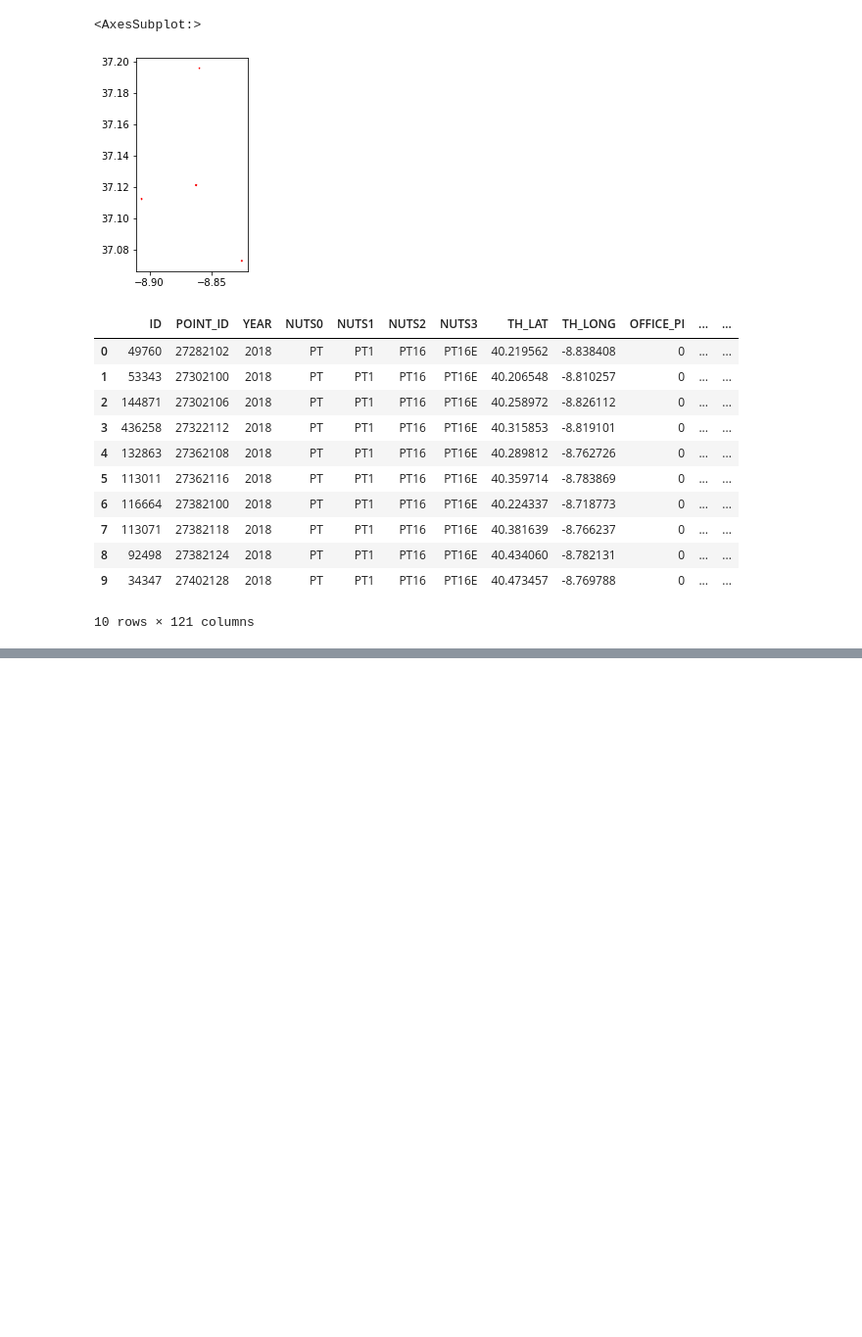
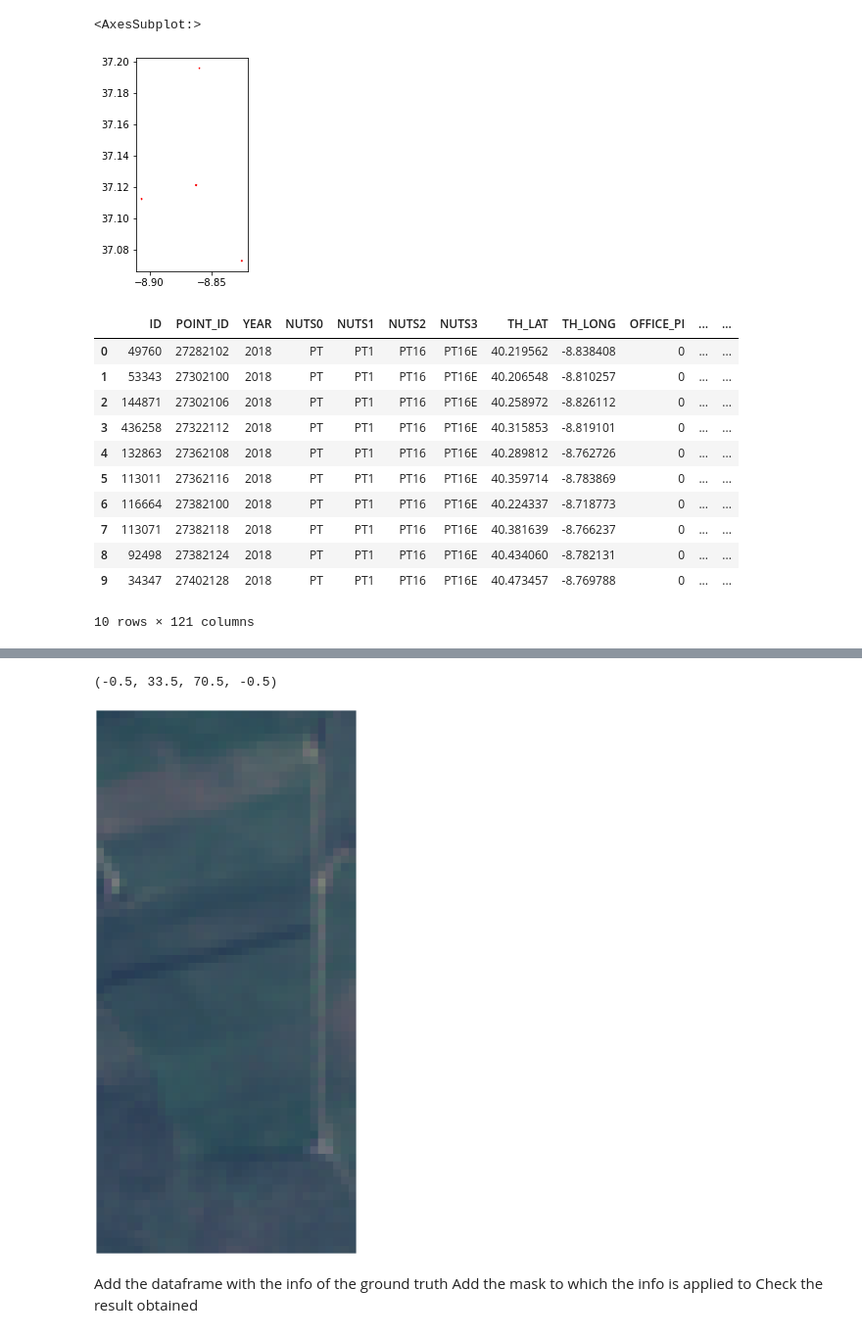
Before and after one commit to feelab-info/terrasensetk, a Jupyter notebook: Lucas_Copernicus.ipynb, the cells around one changed output, grey strips where cells are left out. Shown: that part at 98% size. Drawn from its saved outputs; the diff is of its cells as text; code cells hidden in the pictures; blank space fills up the shorter version.

```diff
--- a/Lucas_Copernicus.ipynb
+++ b/Lucas_Copernicus.ipynb
@@ -93,0 +96,16 @@ plt.axis('off')
+# %%
+band_names = ['B02', 'B03', 'B04', 'B08', 'B11', 'B12']
+add_data = SentinelHubInputTask(
+    bands_feature=(FeatureType.DATA, 'BANDS'),
+    bands = band_names,
+    resolution=10,
+    maxcc=0.8,
+    time_difference=datetime.timedelta(minutes=120),
+    data_collection=DataCollection.SENTINEL2_L1C,
+    max_threads=5,
+    config=config,
+)
+path_out = r'F:\geospatial_datasets\eopatches'
+if not os.path.isdir(path_out):
+    os.makedirs(path_out)
+save = SaveTask(path_out, overwrite_permission=OverwritePermission.OVERWRITE_PATCH)
@@ -113,0 +180,34 @@ Length: 1748, dtype: geometry
+# %%
+for i in os.listdir(path_out)
+    eopatch_name = os.path.join(path_out,i)
+    eopatch =
+# %%
+fig, axs = plt.subplots(nrows=700, ncols=50, figsize=(20, 20))
+
+for i, inp in enumerate(bbox_splitter.get_bbox_list()[:50]):
+    eopatch = EOPatch.load(f'{path_out}/eopatch_{i}', lazy_loading=True)
+    ax = axs[i//700][i%50]
+    dates = np.array(eopatch.timestamp)
+    ax.imshow(np.clip(eopatch.data['BANDS'][0][..., [2, 1, 0]] * 3.5, 0, 1))
+    ax.set_xticks([])
+    ax.set_yticks([])
+    ax.set_aspect("auto")
+    del eopatch
+
+fig.subplots_adjust(wspace=0, hspace=0)
+# %%
+fig, ax = plt.subplots(figsize=(30, 30))
+bbox_portugal_gdf.plot(ax=ax,facecolor='w',edgecolor='r',alpha=0.5)
+portugal_gdf.plot(ax=ax, facecolor='None',edgecolor='b',alpha=0.5)
+for i, inp in enumerate(bbox_splitter.get_bbox_list()[:50]):
+    eopatch = EOPatch.load(f'{path_out}/eopatch_{i}', lazy_loading=True)
+    ax.imshow(np.clip(eopatch.data['BANDS'][0][..., [2, 1, 0]] * 3.5, 0, 1))
+    del eopatch
+plt.axis('off')
+# %% [output]
+(-0.5, 33.5, 70.5, -0.5)
+[figure, added]
+# %% [markdown]
+Add the dataframe with the info of the ground truth
+Add the mask to which the info is applied to
+Check the result obtained
```
Also changed, not shown: parts of 20 cells of this notebook, 1 other file.
